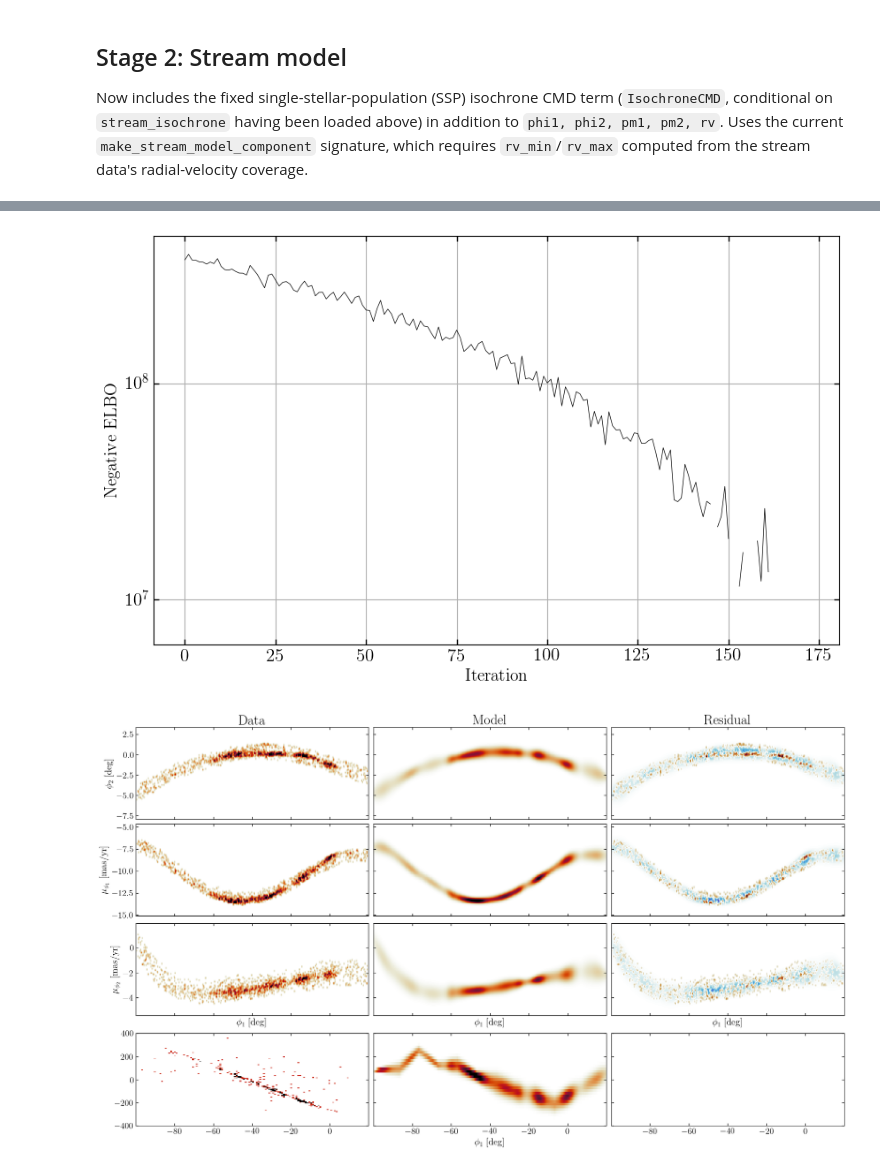
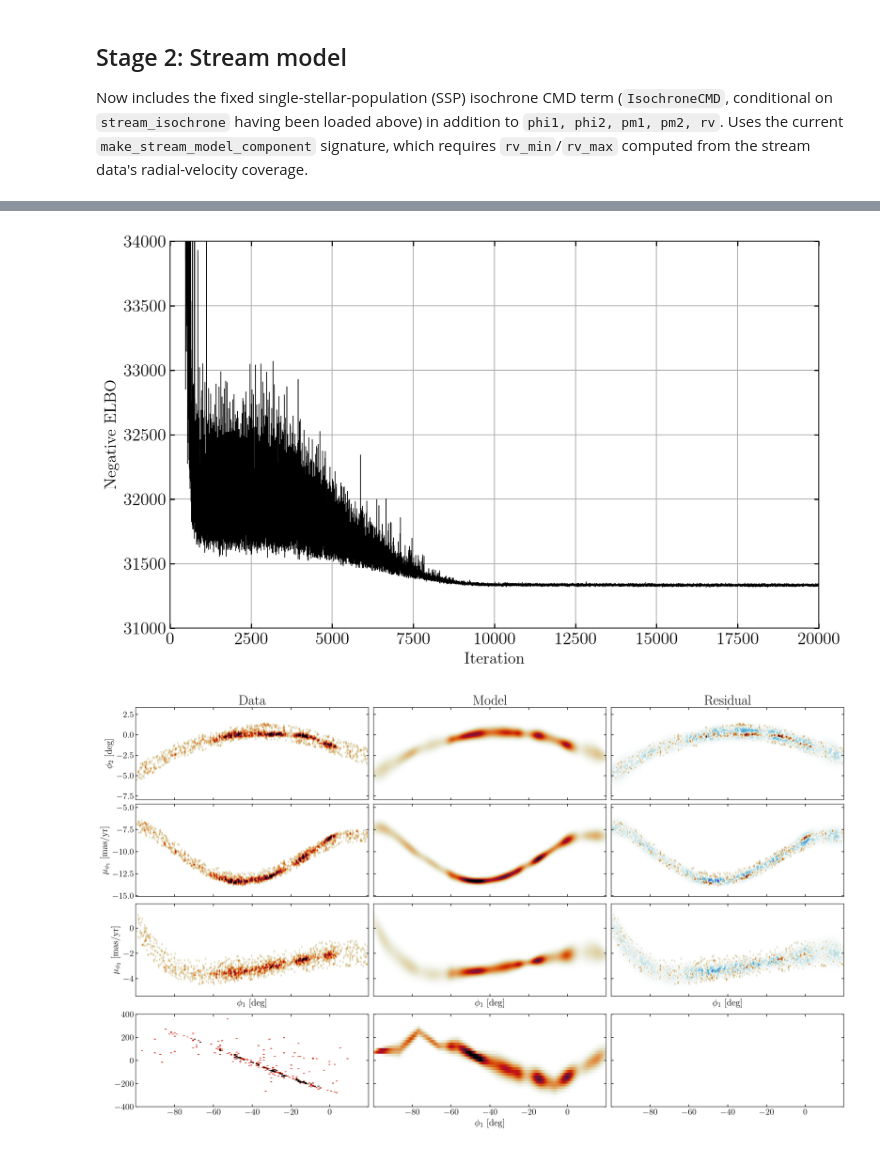
Before and after one commit to ktavangar/gd1-dr3, a Jupyter notebook: notebooks/Photometric-Modeling-Pipeline/4-svi_runs.ipynb, the cells around one changed output, grey strips where cells are left out. Saved outputs shown, nothing was run; the diff lists cells and outputs as text; code cells hidden in the pictures.

Commit message:
stream svi bug fixes

```diff
--- a/notebooks/Photometric-Modeling-Pipeline/4-svi_runs.ipynb
+++ b/notebooks/Photometric-Modeling-Pipeline/4-svi_runs.ipynb
@@ -178,7 +179,7 @@ if SMOKE_TEST:
     N_MIXTURE = 1
 else:
     # Matches scripts/run_full_gd1_model.py's CLI defaults.
-    NUM_STEPS = dict(bkg=5_000, stream=50_000, bkg_stream=7_500, full=20_000)
+    NUM_STEPS = dict(bkg=1_000, stream=20_000, bkg_stream=7_500, full=20_000)
     PROXY_MAX_N = None
     BKG_KNOT_SPACINGS = jnp.array([40, 40, 40, 40])       # phi1, pm1, pm2, rv
     STREAM_KNOT_SPACINGS = jnp.array([5, 10, 10, 10, 10])  # phi1, phi2, pm1, pm2, rv
@@ -735,10 +732,10 @@ else:
     stream_rv_knots = stream_model.coord_parameters["rv"]["knots"]
 
     _interp_dict = init_stream.interpolate_stream_tracks(stream_data, phi1_lim)
-    eval_interp_phi2 = jnp.array(_interp_dict["phi2"](stream_phi2_knots))
-    eval_interp_pm1 = jnp.array(_interp_dict["pm1"](stream_pm1_knots))
-    eval_interp_pm2 = jnp.array(_interp_dict["pm2"](stream_pm2_knots))
-    eval_interp_rv = jnp.array(_interp_dict["rv"](stream_rv_knots))
+    eval_interp_phi2 = jnp.array(_interp_dict["phi2"](stream_phi2_knots)+2)
+    eval_interp_pm1 = jnp.array(_interp_dict["pm1"](stream_pm1_knots)+2)
+    eval_interp_pm2 = jnp.array(_interp_dict["pm2"](stream_pm2_knots)+2)
+    eval_interp_rv = jnp.array(_interp_dict["rv"](stream_rv_knots)+2)
 
     stream_init_params = {
         "phi1": {
@@ -766,13 +763,13 @@ final ELBO loss: inf
 # %%
 plt.figure(figsize=(10,6))
 plt.plot(stream_svi_results.losses, lw=0.5)
-plt.yscale("log")
-# plt.xlim(0,2e3) ; #plt.ylim(1.4e6, 1.5e6)
+# plt.yscale("log")
+plt.xlim(0,2e4) ; plt.ylim(3.1e4, 3.4e4)
 plt.xlabel('Iteration') ; plt.ylabel('Negative ELBO')
 plt.grid()
 plt.show()
 # %% [output]
-[figure, old version]
+[figure, new version]
 # %%
 
 fig, axes = plt.subplots(
```
Also changed, not shown: parts of 11 cells of this notebook, 1 other file.
